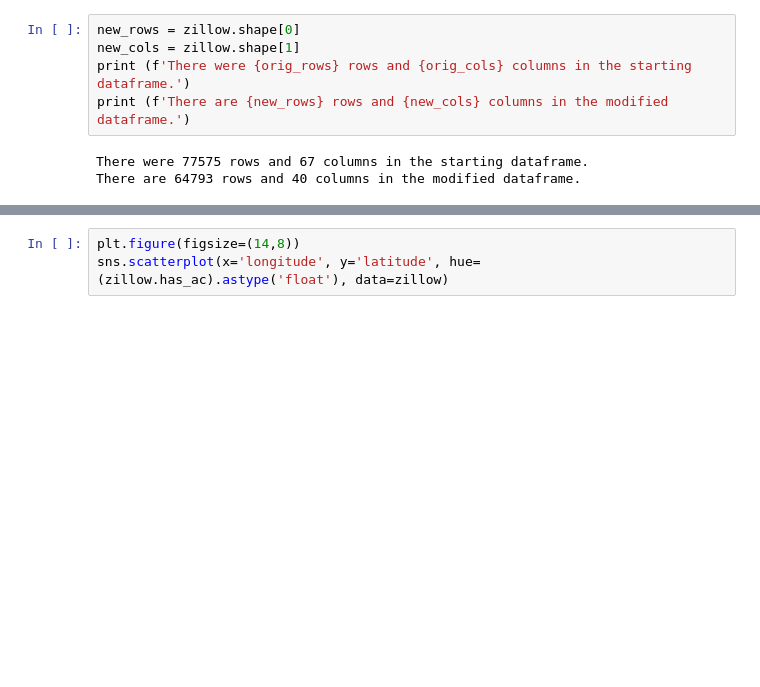
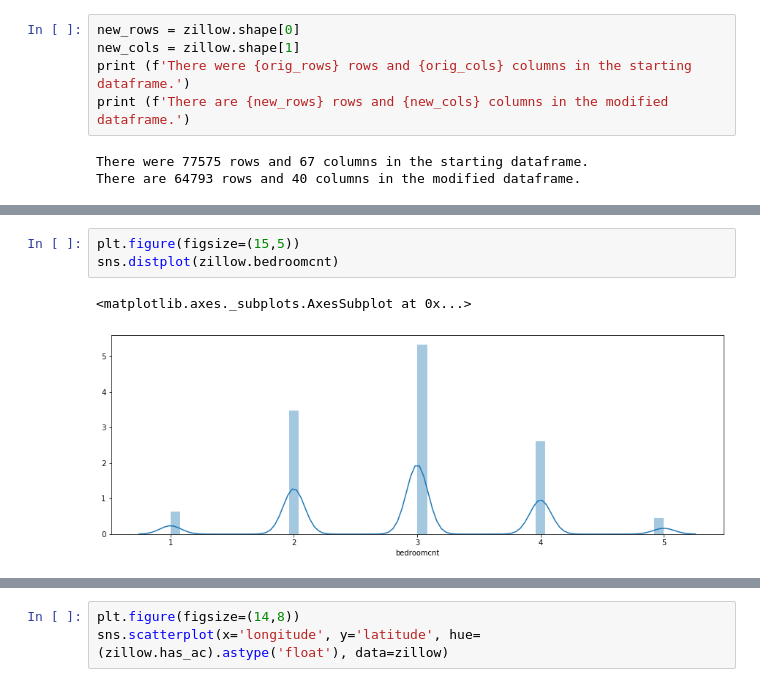
Before and after one commit to clustering-zillow/clustering-zillow, a Jupyter notebook: Walkthrough_1.ipynb, the cells around one changed output, grey strips where cells are left out. Drawn from its saved outputs; the diff is of its cells as text; blank space fills up the shorter version.

```diff
--- a/Walkthrough_1.ipynb
+++ b/Walkthrough_1.ipynb
@@ -145,0 +159,6 @@ There are 64793 rows and 40 columns in the modified dataframe.
+# %%
+plt.figure(figsize=(15,5))
+sns.distplot(zillow.bedroomcnt)
+# %% [output]
+<matplotlib.axes._subplots.AxesSubplot at 0x...>
+[figure, added]
```
Also changed, not shown: parts of 19 cells of this notebook, 1 other file.
